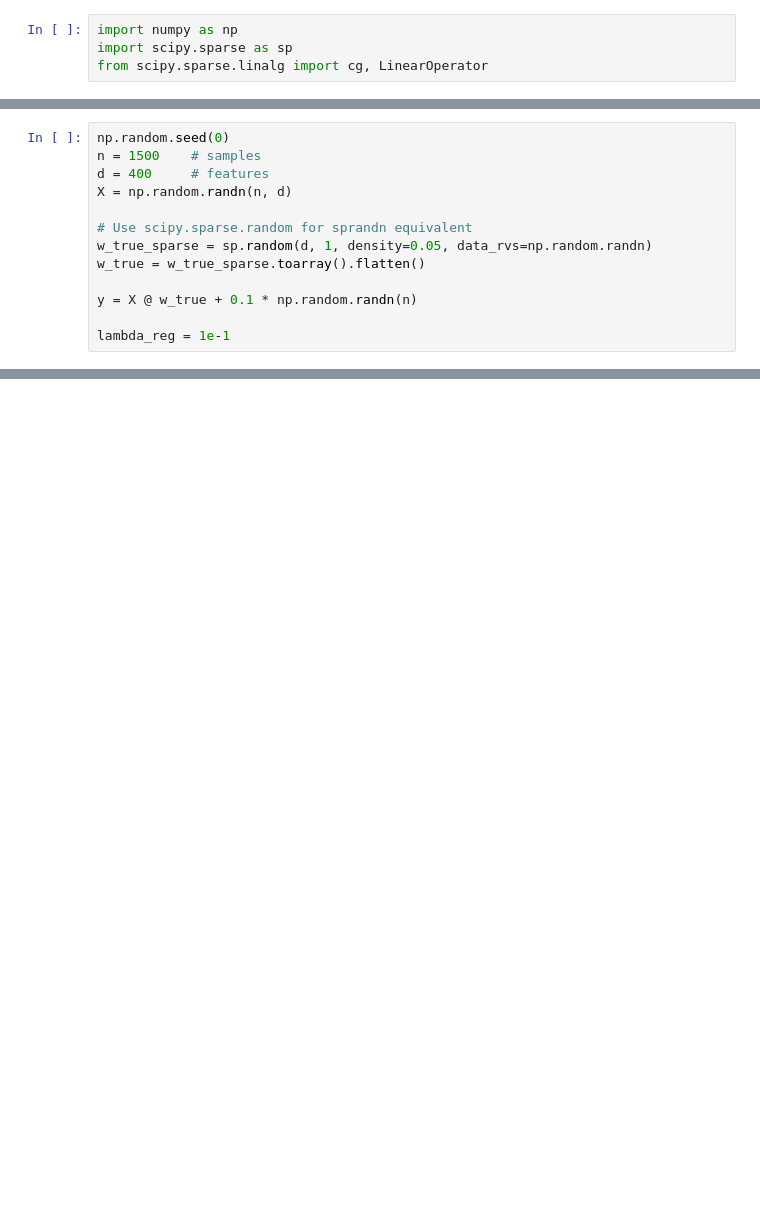
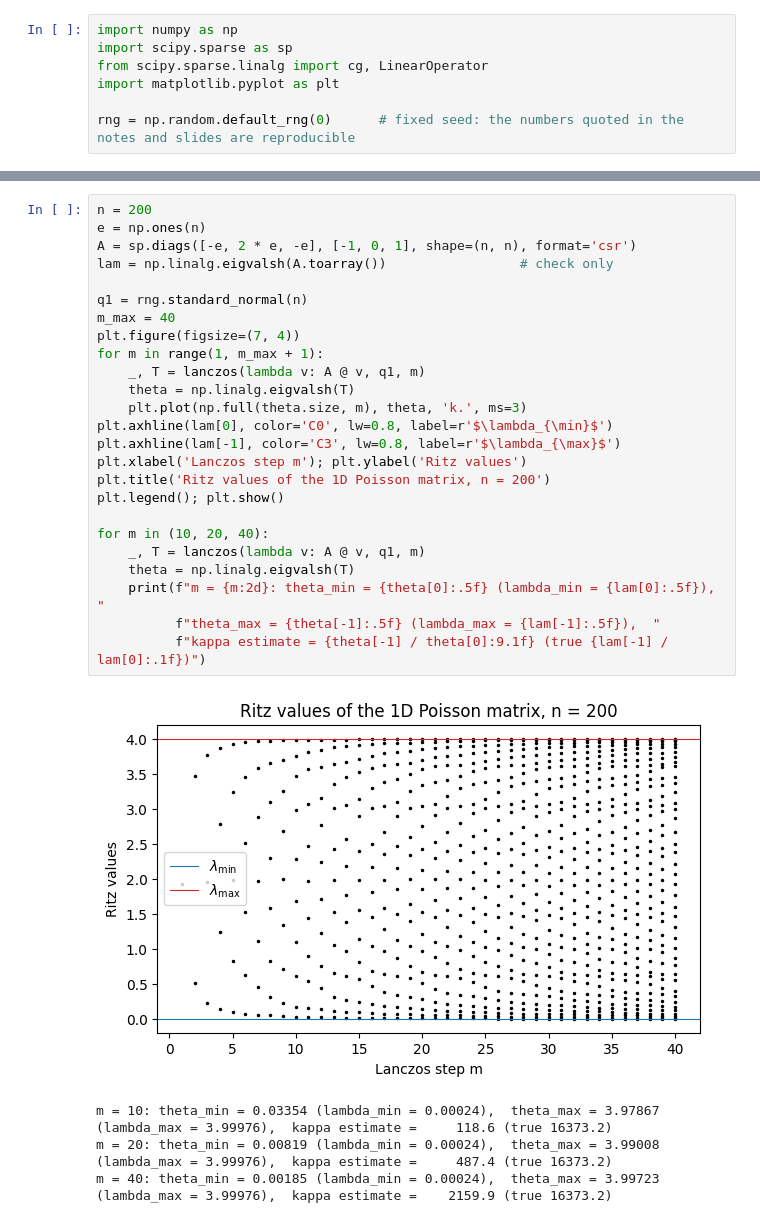
Before and after one commit to vicdolean/scicomp_examples, a Jupyter notebook: week5/script_week5_2.ipynb, the cells around one changed output, grey strips where cells are left out. Saved outputs shown, nothing was run; the diff lists cells and outputs as text; blank space fills up the shorter version.

```diff
--- a/week5/script_week5_2.ipynb
+++ b/week5/script_week5_2.ipynb
@@ -5,3 +10,6 @@ Solves a $\ell_2$-regularized (ridge) least-squares problem by applying CG direc
 import numpy as np
 import scipy.sparse as sp
 from scipy.sparse.linalg import cg, LinearOperator
+import matplotlib.pyplot as plt
+
+rng = np.random.default_rng(0)      # fixed seed: the numbers quoted in the notes and slides are reproducible
@@ -11,13 +15,0 @@ Creates a synthetic regression problem with more samples than features ($n=1500
-# %%
-np.random.seed(0)
-n = 1500    # samples
-d = 400     # features
-X = np.random.randn(n, d)
-
-# Use scipy.sparse.random for sprandn equivalent
-w_true_sparse = sp.random(d, 1, density=0.05, data_rvs=np.random.randn)
-w_true = w_true_sparse.toarray().flatten()
-
-y = X @ w_true + 0.1 * np.random.randn(n)
-
-lambda_reg = 1e-1
@@ -23,0 +44,30 @@ lambda_reg = 1e-1
+# %%
+n = 200
+e = np.ones(n)
+A = sp.diags([-e, 2 * e, -e], [-1, 0, 1], shape=(n, n), format='csr')
+lam = np.linalg.eigvalsh(A.toarray())                 # check only
+
+q1 = rng.standard_normal(n)
+m_max = 40
+plt.figure(figsize=(7, 4))
+for m in range(1, m_max + 1):
+    _, T = lanczos(lambda v: A @ v, q1, m)
+    theta = np.linalg.eigvalsh(T)
+    plt.plot(np.full(theta.size, m), theta, 'k.', ms=3)
+plt.axhline(lam[0], color='C0', lw=0.8, label=r'$\lambda_{\min}$')
+plt.axhline(lam[-1], color='C3', lw=0.8, label=r'$\lambda_{\max}$')
+plt.xlabel('Lanczos step m'); plt.ylabel('Ritz values')
+plt.title('Ritz values of the 1D Poisson matrix, n = 200')
+plt.legend(); plt.show()
+
+for m in (10, 20, 40):
+    _, T = lanczos(lambda v: A @ v, q1, m)
+    theta = np.linalg.eigvalsh(T)
+    print(f"m = {m:2d}: theta_min = {theta[0]:.5f} (lambda_min = {lam[0]:.5f}),  "
+          f"theta_max = {theta[-1]:.5f} (lambda_max = {lam[-1]:.5f}),  "
+          f"kappa estimate = {theta[-1] / theta[0]:9.1f} (true {lam[-1] / lam[0]:.1f})")
+# %% [output]
+[figure, added]
+m = 10: theta_min = 0.03354 (lambda_min = 0.00024),  theta_max = 3.97867 (lambda_max = 3.99976),  kappa estimate =     118.6 (true 16373.2)
+m = 20: theta_min = 0.00819 (lambda_min = 0.00024),  theta_max = 3.99008 (lambda_max = 3.99976),  kappa estimate =     487.4 (true 16373.2)
+m = 40: theta_min = 0.00185 (lambda_min = 0.00024),  theta_max = 3.99723 (lambda_max = 3.99976),  kappa estimate =    2159.9 (true 16373.2)
```
Also changed, not shown: parts of 21 cells of this notebook, 4 other files.
